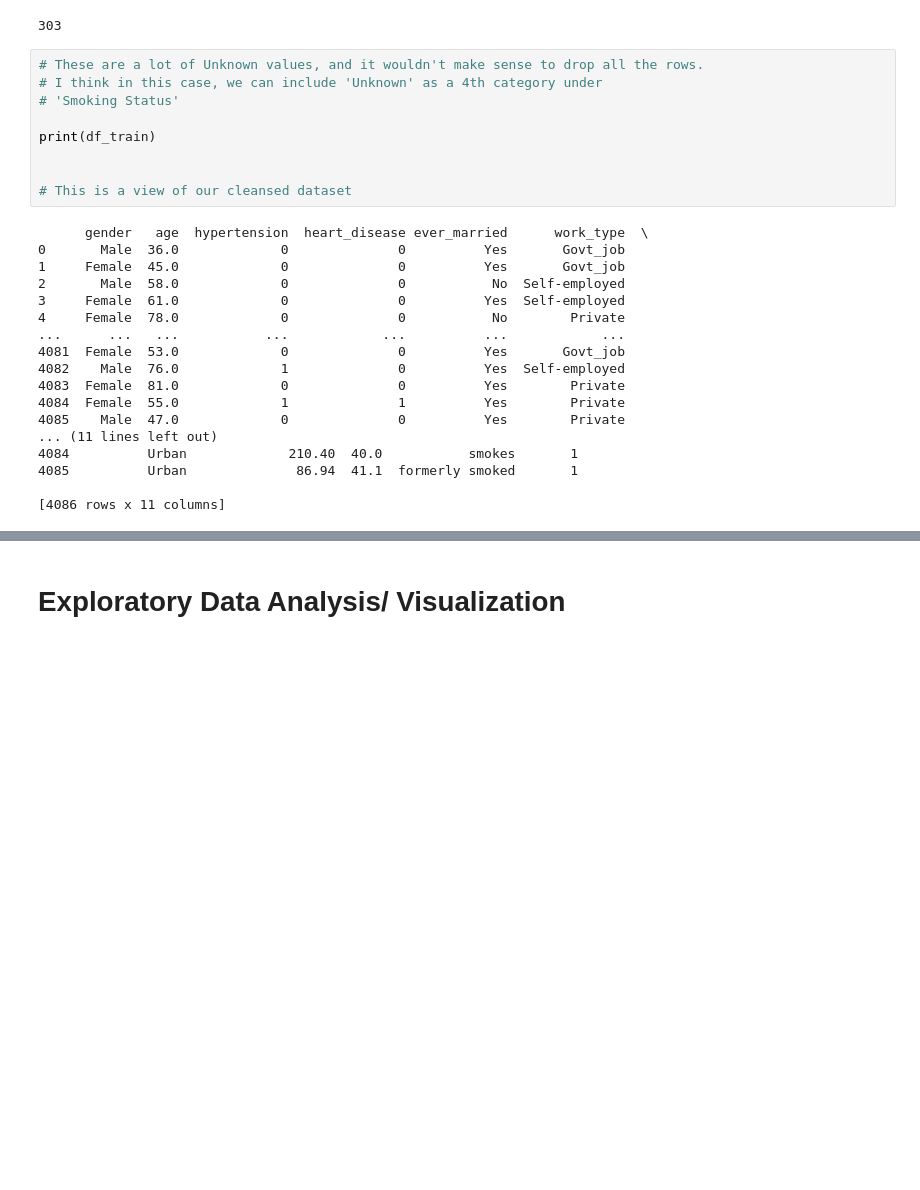
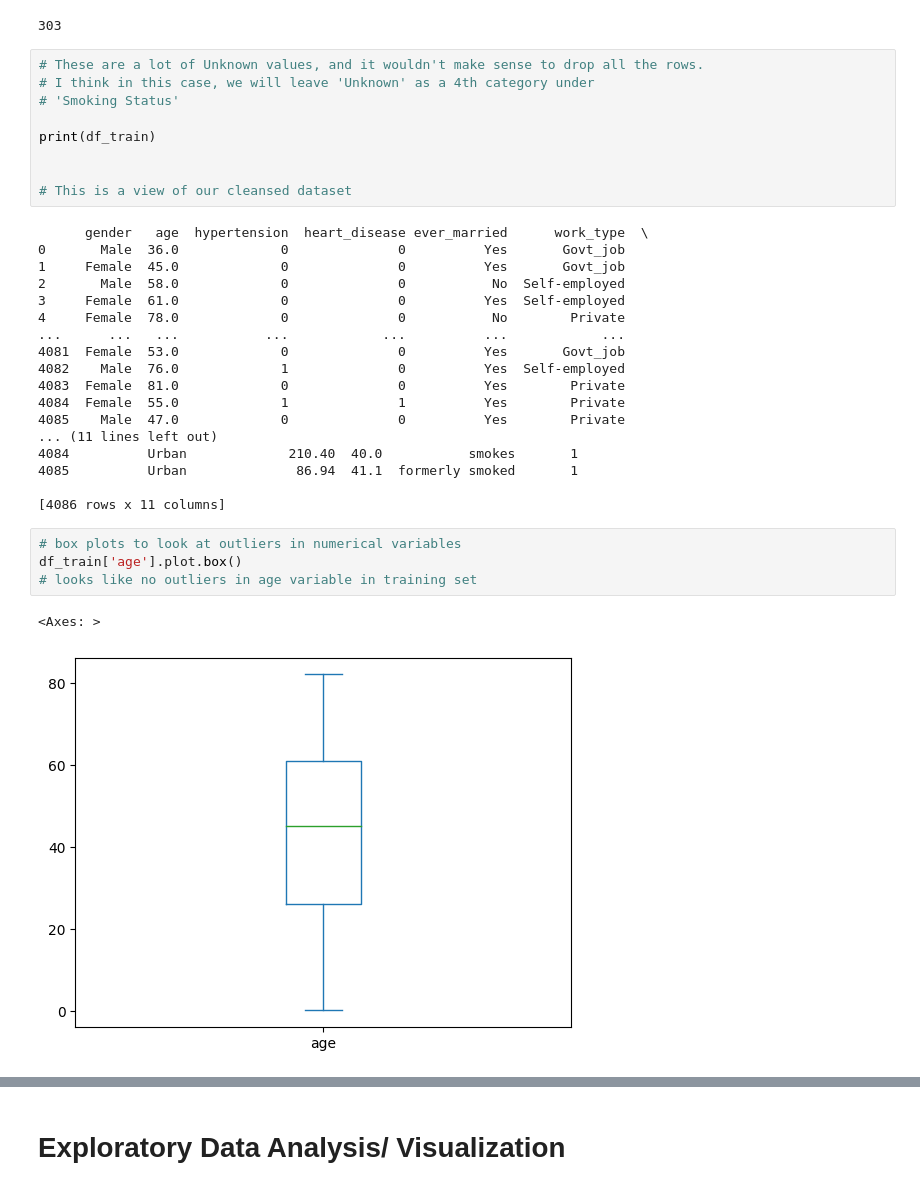
Before and after one commit to DS3001/group19, a Jupyter notebook: project_2/Project2.ipynb, the cells around one changed output, grey strips where cells are left out. Saved outputs shown, nothing was run; the diff lists cells and outputs as text; blank space fills up the shorter version.

```diff
--- a/project_2/Project2.ipynb
+++ b/project_2/Project2.ipynb
@@ -169,7 +191,7 @@ print(unknown_count_test)
 303
 # %%
 # These are a lot of Unknown values, and it wouldn't make sense to drop all the rows.
-# I think in this case, we can include 'Unknown' as a 4th category under
+# I think in this case, we will leave 'Unknown' as a 4th category under
 # 'Smoking Status'
 
 print(df_train)
@@ -194,3 +216,10 @@ print(df_train)
 4085          Urban              86.94  41.1  formerly smoked       1
 
 [4086 rows x 11 columns]
+# %%
+# box plots to look at outliers in numerical variables
+df_train['age'].plot.box()
+# looks like no outliers in age variable in training set
+# %% [output]
+<Axes: >
+[figure, added]
```
Also changed, not shown: parts of 26 cells of this notebook.
